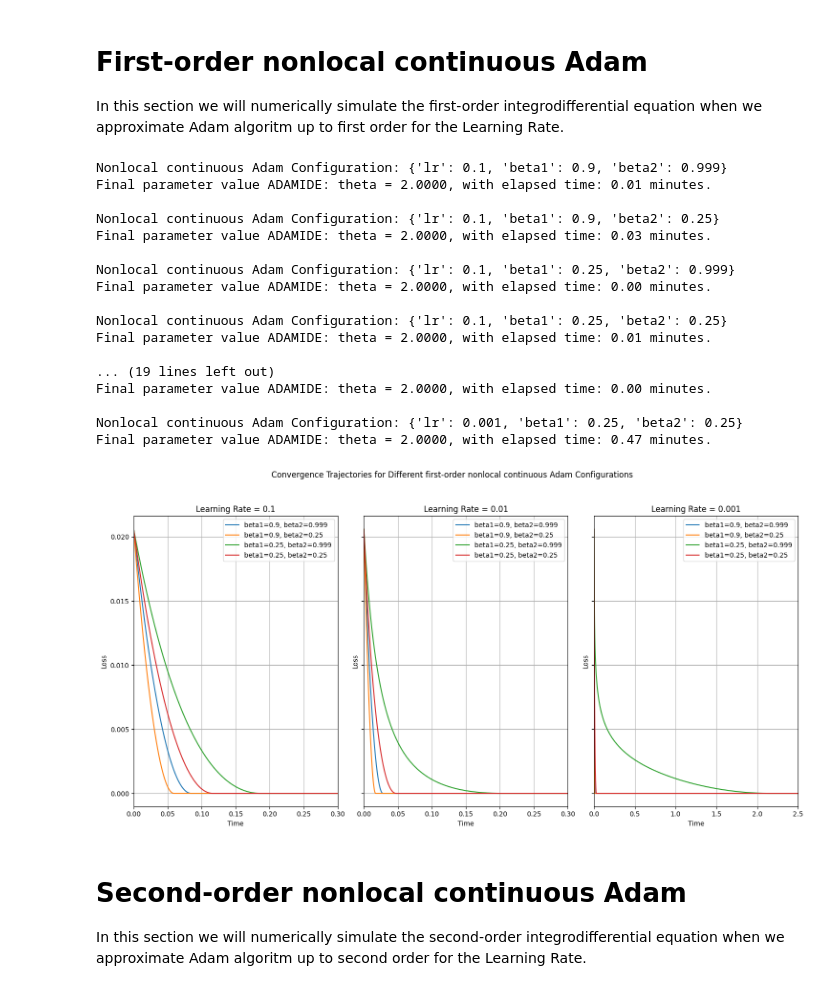
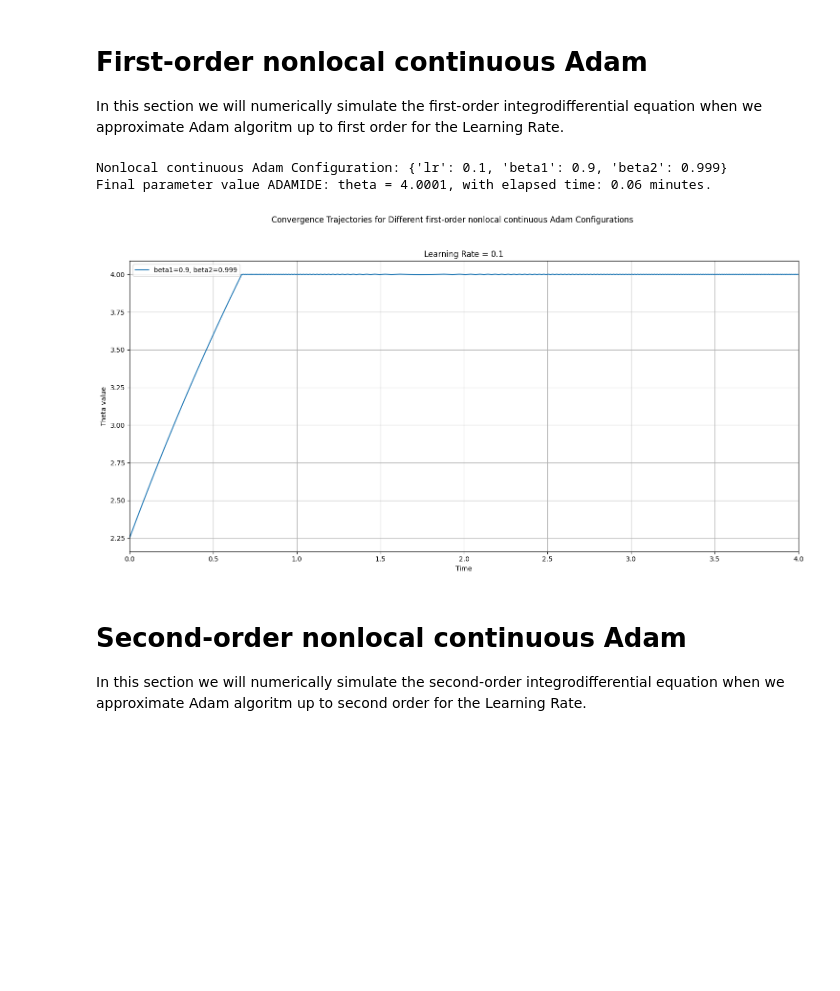
Before and after one commit to carlosherediapimienta/Numerical_IDE, a Jupyter notebook: Simulations_nonlocal_dynamics.ipynb, the cells around one changed output. Cells and saved outputs as stored; diff of their text form; code cells hidden in the pictures; blank space fills up the shorter version.

```diff
--- a/Simulations_nonlocal_dynamics.ipynb
+++ b/Simulations_nonlocal_dynamics.ipynb
@@ -21,42 +21,23 @@ param_grid = {
     'beta2': [0.999, 0.25],
 }
 
-#param_grid = {
-#    'lr': [0.1],
-#    'beta1': [0.9],
-#    'beta2': [0.999],
-#    'weight_decay': [0.0, 0.01],
-#    'lambda_l2': [0.0, 0.01]
-#}
+param_grid = {
+    'lr': [0.1],
+    'beta1': [0.9],
+    'beta2': [0.999],
+    }
 
 n_learning_rates = len(param_grid['lr'])
 all_params = [dict(zip(param_grid.keys(), v)) for v in itertools.product(*param_grid.values())]
 
-### numpy seed
 np.random.seed(33)
-
-## Initial Theta:
 theta_initial = np.random.uniform(2,3)
 theta_initial_dot = np.random.uniform(2,3)
 
-## Initial conditions
-t_max = 1
+t_max = 4
 t_0 = 1e-12
 
-### Choose the function to optimize
-example = 2
-weight_decay = 0
-lambda_l2 = 0
-
-### Loss function configuration
-if example == 2:
-    x = np.arange(1,100+1, 1)
-    y_true = 2*x # True values for y = 2x
-else:
-    y_true = None
-    x = None
-
-## Verbose
+example = 1
 verbose = False
 # %% [markdown]
 # Adam algorithm from scratch
@@ -162,10 +131,7 @@ In this section we will numerically simulate the first-order integrodifferential
 fig, axs = plt.subplots(ncols=n_learning_rates, figsize=(15, 8), sharex=False, sharey=True)
 fig.suptitle('Convergence Trajectories for Different first-order nonlocal continuous Adam Configurations')
 
-## Initial value for theta
 y0 = [theta_initial]
-
-## IVPSolver configuration
 rtol = 1e-5
 atol = 1e-7
 
@@ -190,53 +156,38 @@ for i, lr in enumerate(param_grid['lr']):
         print(f'\nNonlocal continuous Adam Configuration: {params}')
 
         optimizer = AdamIDE(second_order=False, t_max=t_max, t_0=t_0, alpha=lr, beta=[params['beta1'], params['beta2']],
-                            y0=y0, example=example, y_true=y_true, x=x, verbose=False, rtol=rtol, atol=atol, omega=weight_decay, lambd=lambda_l2)
+                            y0=y0, example=example, verbose=False, rtol=rtol, atol=atol)
 
         if example == 1:
             sol = optimizer.optimize()
         elif example == 2:
             sol, losses_IDE = optimizer.optimize_losses()
 
         elapsed_time = (time.time() - start_time)/60
 
         print(f"Final parameter value ADAMIDE: theta = {sol.y[0][-1]:.4f}, with elapsed time: {elapsed_time:.2f} minutes.")
 
         label = f"beta1={params['beta1']}, beta2={params['beta2']}"
         if example == 1:
             ax.plot(sol.t, sol.y[0], label=label)
             ax.set_ylabel('Theta value')
         elif example == 2:
             ax.plot(losses_IDE['Time'], losses_IDE['Loss'], label=label)
             ax.set_ylabel('Loss')
         ax.set_xlim([t_0, t_max])
 
         ax.set_xlim([0, t_max])
         ax.set_title(f'Learning Rate = {lr}')
         ax.set_xlabel('Time')
         ax.legend()
         ax.grid(True)
 
 plt.tight_layout(rect=[0, 0.03, 1, 0.95])
 plt.show()
 # %% [output]
 Nonlocal continuous Adam Configuration: {'lr': 0.1, 'beta1': 0.9, 'beta2': 0.999}
-Final parameter value ADAMIDE: theta = 2.0000, with elapsed time: 0.01 minutes.
-
-Nonlocal continuous Adam Configuration: {'lr': 0.1, 'beta1': 0.9, 'beta2': 0.25}
-Final parameter value ADAMIDE: theta = 2.0000, with elapsed time: 0.03 minutes.
-
-Nonlocal continuous Adam Configuration: {'lr': 0.1, 'beta1': 0.25, 'beta2': 0.999}
-Final parameter value ADAMIDE: theta = 2.0000, with elapsed time: 0.00 minutes.
-
-Nonlocal continuous Adam Configuration: {'lr': 0.1, 'beta1': 0.25, 'beta2': 0.25}
-Final parameter value ADAMIDE: theta = 2.0000, with elapsed time: 0.01 minutes.
-
-... (19 lines left out)
-Final parameter value ADAMIDE: theta = 2.0000, with elapsed time: 0.00 minutes.
-
-Nonlocal continuous Adam Configuration: {'lr': 0.001, 'beta1': 0.25, 'beta2': 0.25}
-Final parameter value ADAMIDE: theta = 2.0000, with elapsed time: 0.47 minutes.
+Final parameter value ADAMIDE: theta = 4.0001, with elapsed time: 0.06 minutes.
-[figure, old version]
+[figure, new version]
 # %% [markdown]
 # Second-order nonlocal continuous Adam
 
```
Also changed, not shown: parts of 3 cells of this notebook, 6 other files.
